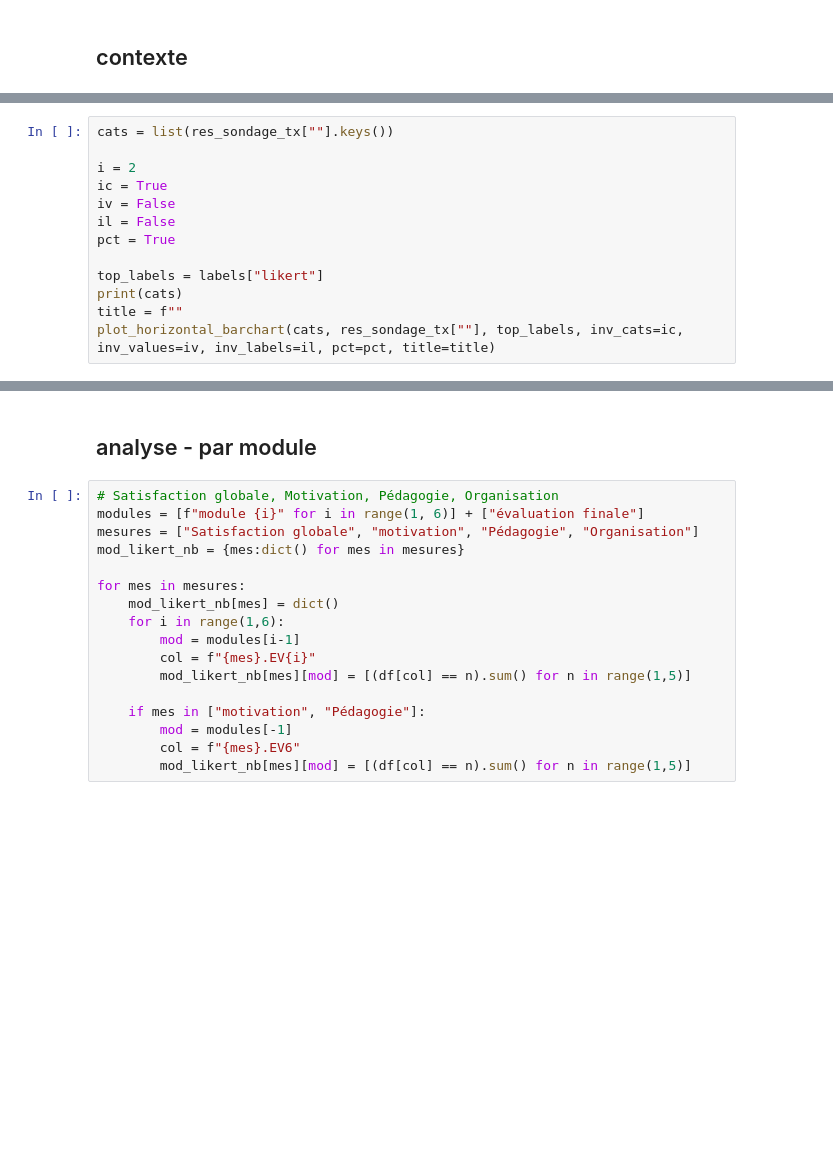
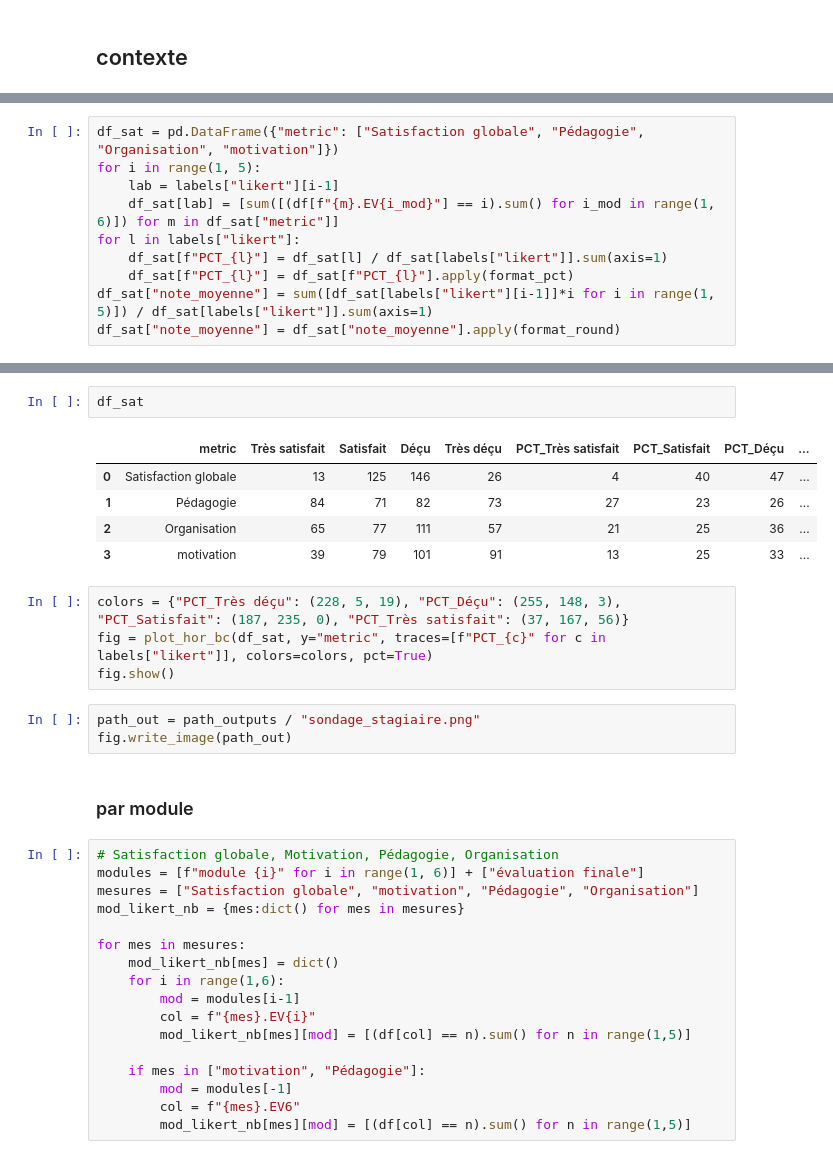
Before and after one commit to selimrbd/P7-forma-IRC, a Jupyter notebook: src/2-analysis.ipynb, the cells around one changed output, grey strips where cells are left out. Cells and saved outputs as stored; diff of their text form; blank space fills up the shorter version.

```diff
--- a/src/2-analysis.ipynb
+++ b/src/2-analysis.ipynb
@@ -36,13 +29,0 @@ res_sondage_tx = get_tx_from_nb(res_sondage_nb)
-# %%
-cats = list(res_sondage_tx[""].keys())
-
-i = 2
-ic = True
-iv = False
-il = False
-pct = True
-
-top_labels = labels["likert"]
-print(cats)
-title = f""
-plot_horizontal_barchart(cats, res_sondage_tx[""], top_labels, inv_cats=ic, inv_values=iv, inv_labels=il, pct=pct, title=title)
@@ -51,0 +30,10 @@ for c in ["MOYENNE_Satisfaction globale", "MOYENNE_Pédagogie", "MOYENNE_Organis
+# %%
+df_sat = pd.DataFrame({"metric": ["Satisfaction globale", "Pédagogie", "Organisation", "motivation"]})
+for i in range(1, 5):
+    lab = labels["likert"][i-1]
+    df_sat[lab] = [sum([(df[f"{m}.EV{i_mod}"] == i).sum() for i_mod in range(1, 6)]) for m in df_sat["metric"]]
+for l in labels["likert"]:
+    df_sat[f"PCT_{l}"] = df_sat[l] / df_sat[labels["likert"]].sum(axis=1)
+    df_sat[f"PCT_{l}"] = df_sat[f"PCT_{l}"].apply(format_pct)
+df_sat["note_moyenne"] = sum([df_sat[labels["likert"][i-1]]*i for i in range(1, 5)]) / df_sat[labels["likert"]].sum(axis=1)
+df_sat["note_moyenne"] = df_sat["note_moyenne"].apply(format_round)
@@ -52,5 +94,20 @@ for c in ["MOYENNE_Satisfaction globale", "MOYENNE_Pédagogie", "MOYENNE_Organis
+# %%
+df_sat
+# %% [output]
+|  | metric | Très satisfait | Satisfait | Déçu | Très déçu | PCT_Très satisfait | PCT_Satisfait | PCT_Déçu | ... |
+| 0 | Satisfaction globale | 13 | 125 | 146 | 26 | 4 | 40 | 47 | ... |
+| 1 | Pédagogie | 84 | 71 | 82 | 73 | 27 | 23 | 26 | ... |
+| 2 | Organisation | 65 | 77 | 111 | 57 | 21 | 25 | 36 | ... |
+| 3 | motivation | 39 | 79 | 101 | 91 | 13 | 25 | 33 | ... |
+# %%
+colors = {"PCT_Très déçu": (228, 5, 19), "PCT_Déçu": (255, 148, 3), "PCT_Satisfait": (187, 235, 0), "PCT_Très satisfait": (37, 167, 56)}
+fig = plot_hor_bc(df_sat, y="metric", traces=[f"PCT_{c}" for c in labels["likert"]], colors=colors, pct=True)
+fig.show()
+# %%
+path_out = path_outputs / "sondage_stagiaire.png"
+fig.write_image(path_out)
 # %% [markdown]
-## analyse - par module
+### par module
 # %%
 # Satisfaction globale, Motivation, Pédagogie, Organisation
 modules = [f"module {i}" for i in range(1, 6)] + ["évaluation finale"]
```
Also changed, not shown: parts of 56 cells of this notebook, 1 other file.
